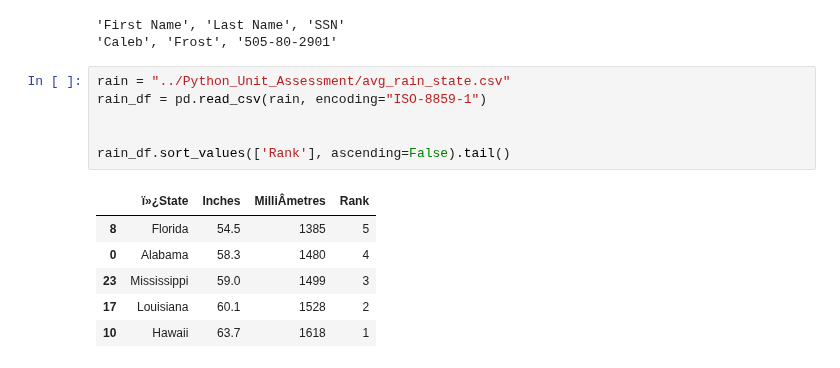
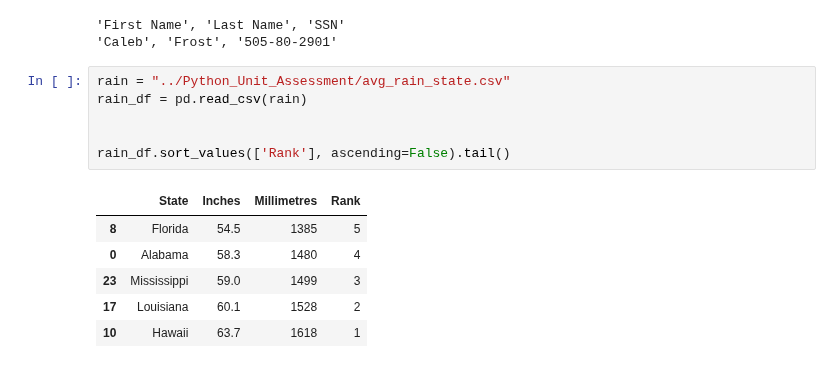
Before and after one commit to lawnshogan/World_Weather_Analysis, a Jupyter notebook: Python_Unit_Assessment/Assessment.ipynb, the cells around one changed output. Drawn from its saved outputs; the diff is of its cells as text.

```diff
--- a/Python_Unit_Assessment/Assessment.ipynb
+++ b/Python_Unit_Assessment/Assessment.ipynb
@@ -85,12 +85,12 @@ print(employees)
 'Caleb', 'Frost', '505-80-2901'
 # %%
 rain = "../Python_Unit_Assessment/avg_rain_state.csv"
-rain_df = pd.read_csv(rain, encoding="ISO-8859-1")
+rain_df = pd.read_csv(rain)
 
 
 rain_df.sort_values(['Rank'], ascending=False).tail()
 # %% [output]
-|  | ï»¿State | Inches | MilliÂ­metres | Rank |
+|  | State | Inches | Milli­metres | Rank |
 | 8 | Florida | 54.5 | 1385 | 5 |
 | 0 | Alabama | 58.3 | 1480 | 4 |
 | 23 | Mississippi | 59.0 | 1499 | 3 |
```
Also changed, not shown: parts of 6 cells of this notebook.
